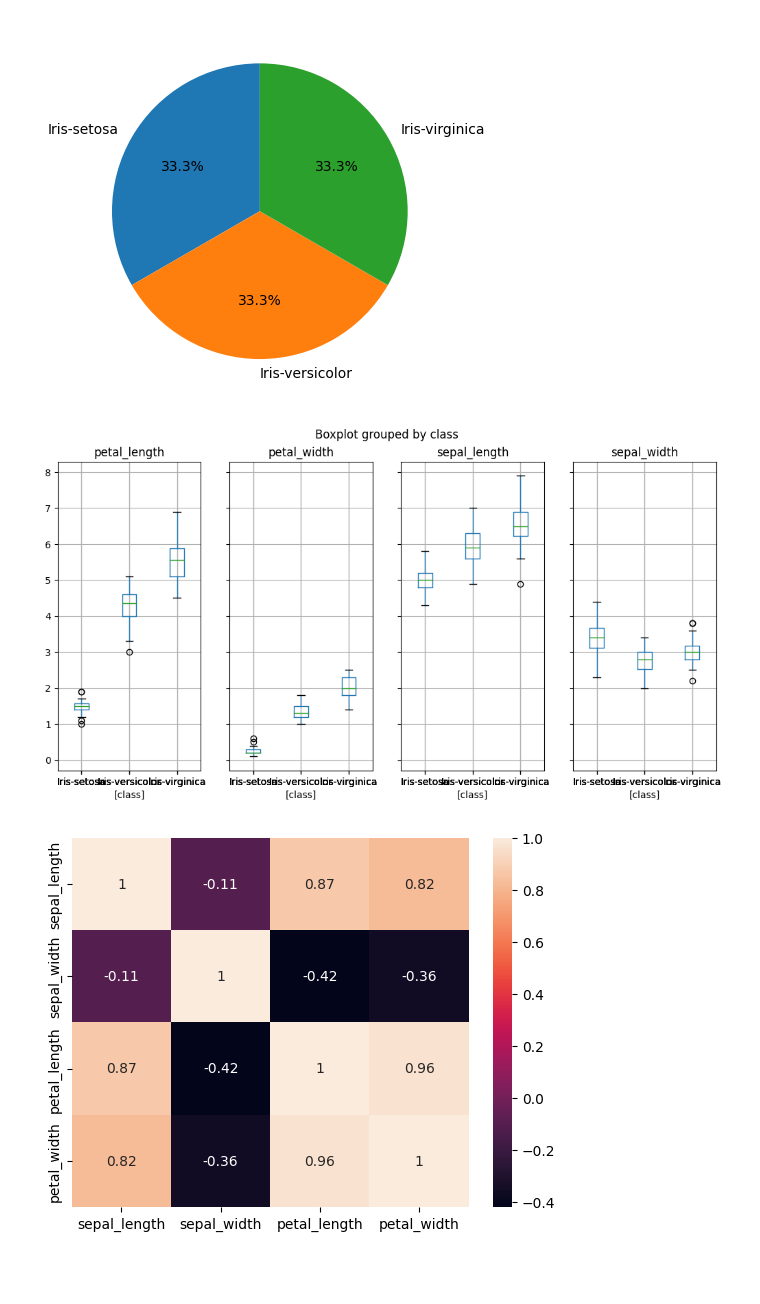
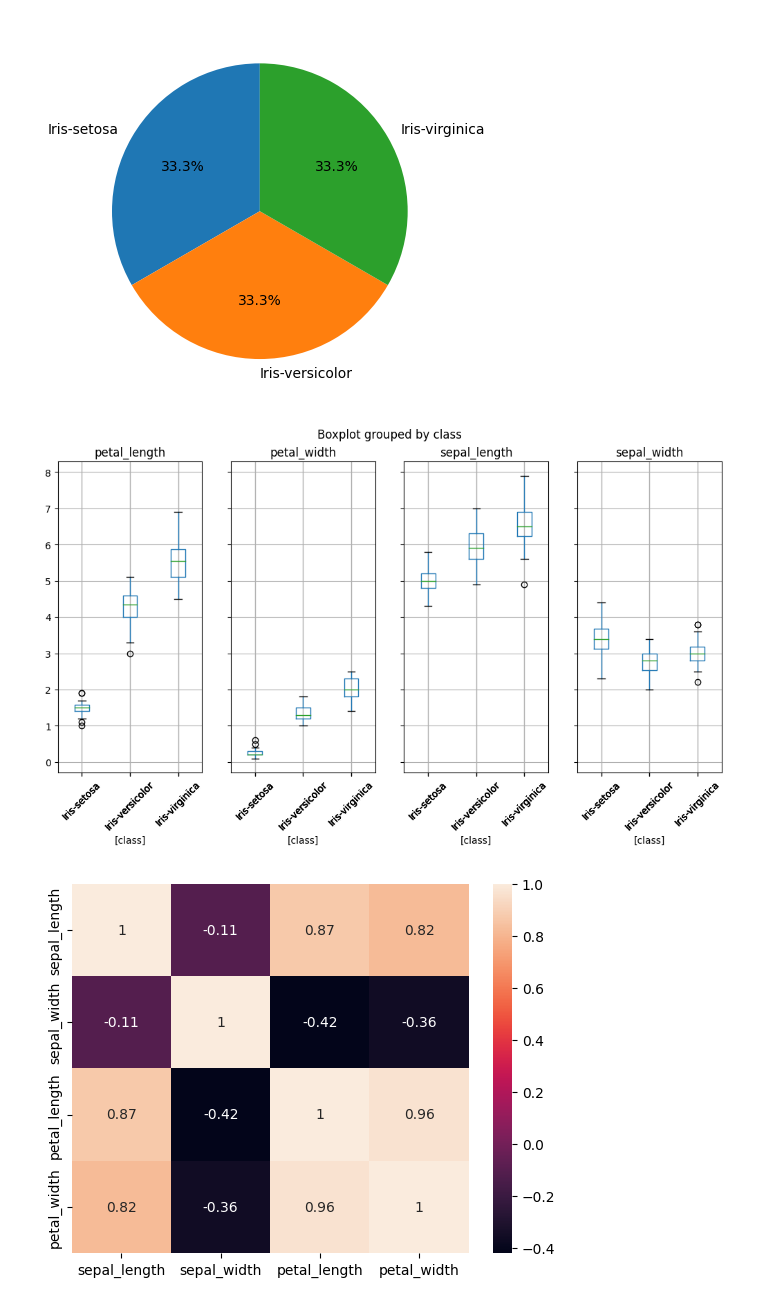
Before and after one commit to ziadasal/Iris-Classifier-Project, a Jupyter notebook: classficationOfIris.ipynb, the cells around one changed output. Saved outputs shown, nothing was run; the diff lists cells and outputs as text; code cells hidden in the pictures; blank space fills up the shorter version.

Commit message:
adding labeles and modify the boxplot

```diff
--- a/classficationOfIris.ipynb
+++ b/classficationOfIris.ipynb
@@ -65,8 +69,8 @@ plt.pie(data['class'].value_counts(), labels=labels , autopct='%1.1f%%', startan
 [figure]
 # %%
 #boxplot for all the features
-data.boxplot(by='class', figsize=(12,6), layout=(1,4));
+data.boxplot(by='class', figsize=(12,6), layout=(1,4),rot=45);
 # %% [output]
-[figure, old version]
+[figure, new version]
 # %%
 #correlation matrix for numerical features
```
Also changed, not shown: parts of 6 cells of this notebook.
